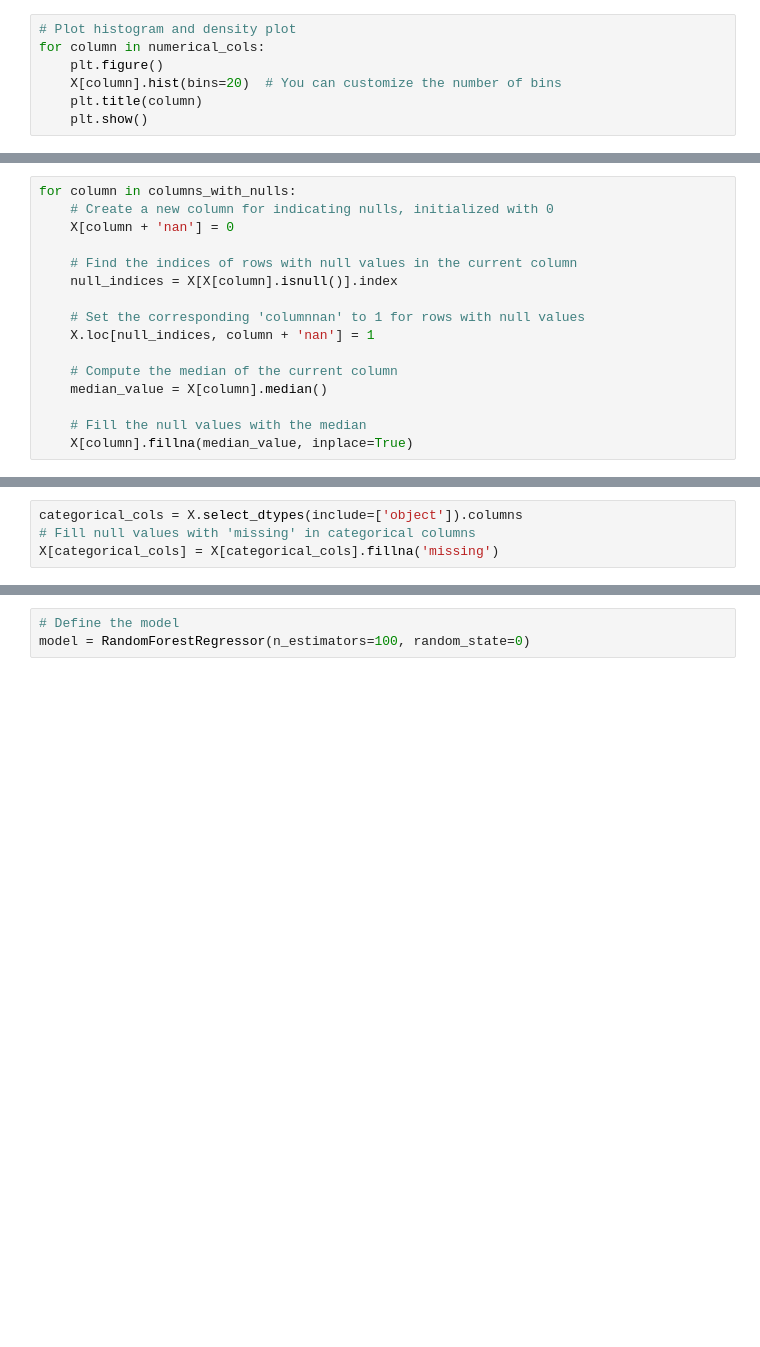
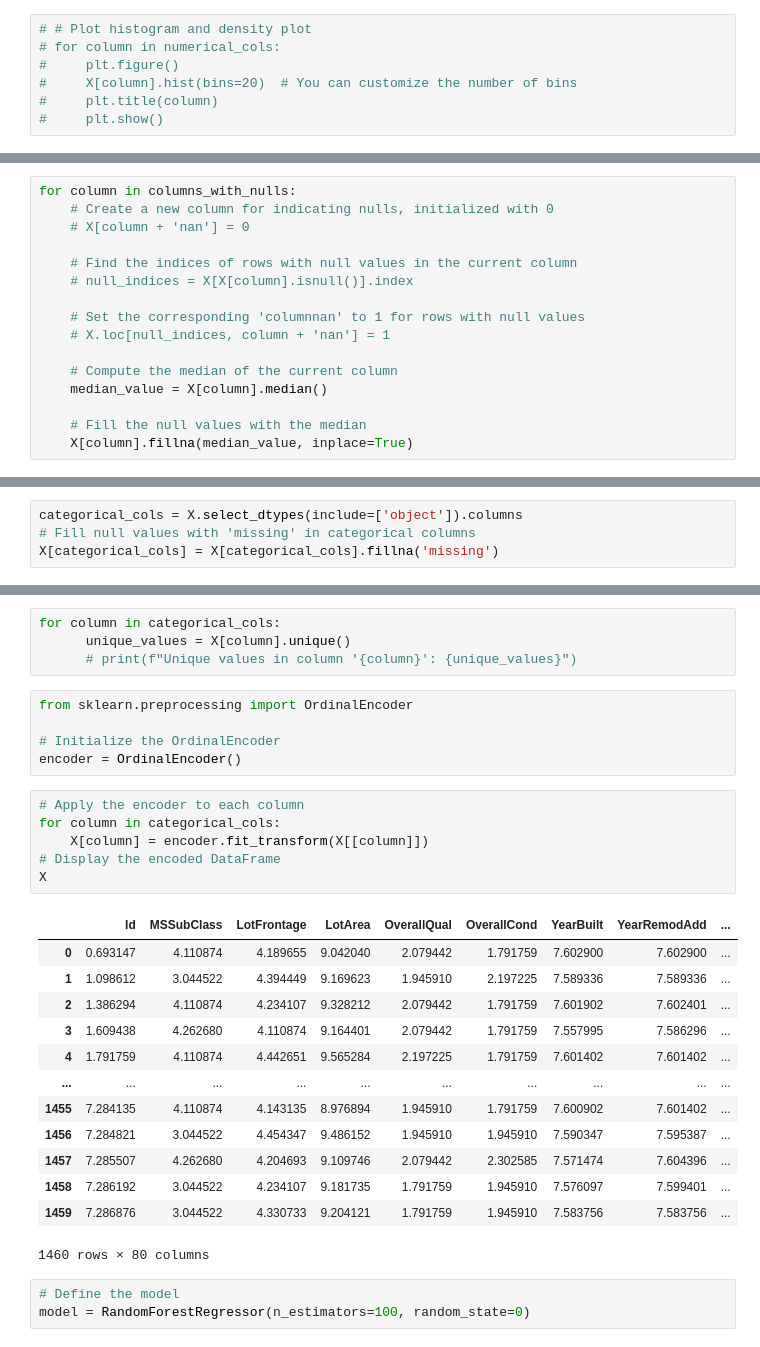
Before and after one commit to MissoumYoucef/Kaggle_Competition, a Jupyter notebook: House_prices_competition.ipynb, the cells around one changed output, grey strips where cells are left out. Drawn from its saved outputs; the diff is of its cells as text; blank space fills up the shorter version.

```diff
--- a/House_prices_competition.ipynb
+++ b/House_prices_competition.ipynb
@@ -62,9 +48,9 @@ categorical_cols = X.select_dtypes(include=['object'])
 # Combine the transformed numerical columns and the unchanged categorical columns back into one DataFrame
 X = pd.concat([log_transformed_numerical, categorical_cols], axis=1)
 # %%
-# Plot histogram and density plot
-for column in numerical_cols:
-    plt.figure()
-    X[column].hist(bins=20)  # You can customize the number of bins
-    plt.title(column)
-    plt.show()
+# # Plot histogram and density plot
+# for column in numerical_cols:
+#     plt.figure()
+#     X[column].hist(bins=20)  # You can customize the number of bins
+#     plt.title(column)
+#     plt.show()
@@ -117,13 +85,13 @@ columns_with_nulls
 # %%
 for column in columns_with_nulls:
     # Create a new column for indicating nulls, initialized with 0
-    X[column + 'nan'] = 0
+    # X[column + 'nan'] = 0
 
     # Find the indices of rows with null values in the current column
-    null_indices = X[X[column].isnull()].index
+    # null_indices = X[X[column].isnull()].index
 
     # Set the corresponding 'columnnan' to 1 for rows with null values
-    X.loc[null_indices, column + 'nan'] = 1
+    # X.loc[null_indices, column + 'nan'] = 1
 
     # Compute the median of the current column
     median_value = X[column].median()
@@ -172,3 +160,32 @@ X[categorical_cols] = X[categorical_cols].fillna('missing')
+# %%
+for column in categorical_cols:
+      unique_values = X[column].unique()
+      # print(f"Unique values in column '{column}': {unique_values}")
+# %%
+from sklearn.preprocessing import OrdinalEncoder
+
+# Initialize the OrdinalEncoder
+encoder = OrdinalEncoder()
+# %%
+# Apply the encoder to each column
+for column in categorical_cols:
+    X[column] = encoder.fit_transform(X[[column]])
+# Display the encoded DataFrame
+X
+# %% [output]
+|  | Id | MSSubClass | LotFrontage | LotArea | OverallQual | OverallCond | YearBuilt | YearRemodAdd | ... |
+| 0 | 0.693147 | 4.110874 | 4.189655 | 9.042040 | 2.079442 | 1.791759 | 7.602900 | 7.602900 | ... |
+| 1 | 1.098612 | 3.044522 | 4.394449 | 9.169623 | 1.945910 | 2.197225 | 7.589336 | 7.589336 | ... |
+| 2 | 1.386294 | 4.110874 | 4.234107 | 9.328212 | 2.079442 | 1.791759 | 7.601902 | 7.602401 | ... |
+| 3 | 1.609438 | 4.262680 | 4.110874 | 9.164401 | 2.079442 | 1.791759 | 7.557995 | 7.586296 | ... |
+| 4 | 1.791759 | 4.110874 | 4.442651 | 9.565284 | 2.197225 | 1.791759 | 7.601402 | 7.601402 | ... |
+| ... | ... | ... | ... | ... | ... | ... | ... | ... | ... |
+| 1455 | 7.284135 | 4.110874 | 4.143135 | 8.976894 | 1.945910 | 1.791759 | 7.600902 | 7.601402 | ... |
+| 1456 | 7.284821 | 3.044522 | 4.454347 | 9.486152 | 1.945910 | 1.945910 | 7.590347 | 7.595387 | ... |
+| 1457 | 7.285507 | 4.262680 | 4.204693 | 9.109746 | 2.079442 | 2.302585 | 7.571474 | 7.604396 | ... |
+| 1458 | 7.286192 | 3.044522 | 4.234107 | 9.181735 | 1.791759 | 1.945910 | 7.576097 | 7.599401 | ... |
+| 1459 | 7.286876 | 3.044522 | 4.330733 | 9.204121 | 1.791759 | 1.945910 | 7.583756 | 7.583756 | ... |
+1460 rows × 80 columns
 # %%
 # Define the model
 model = RandomForestRegressor(n_estimators=100, random_state=0)
```
Also changed, not shown: parts of 15 cells of this notebook.
